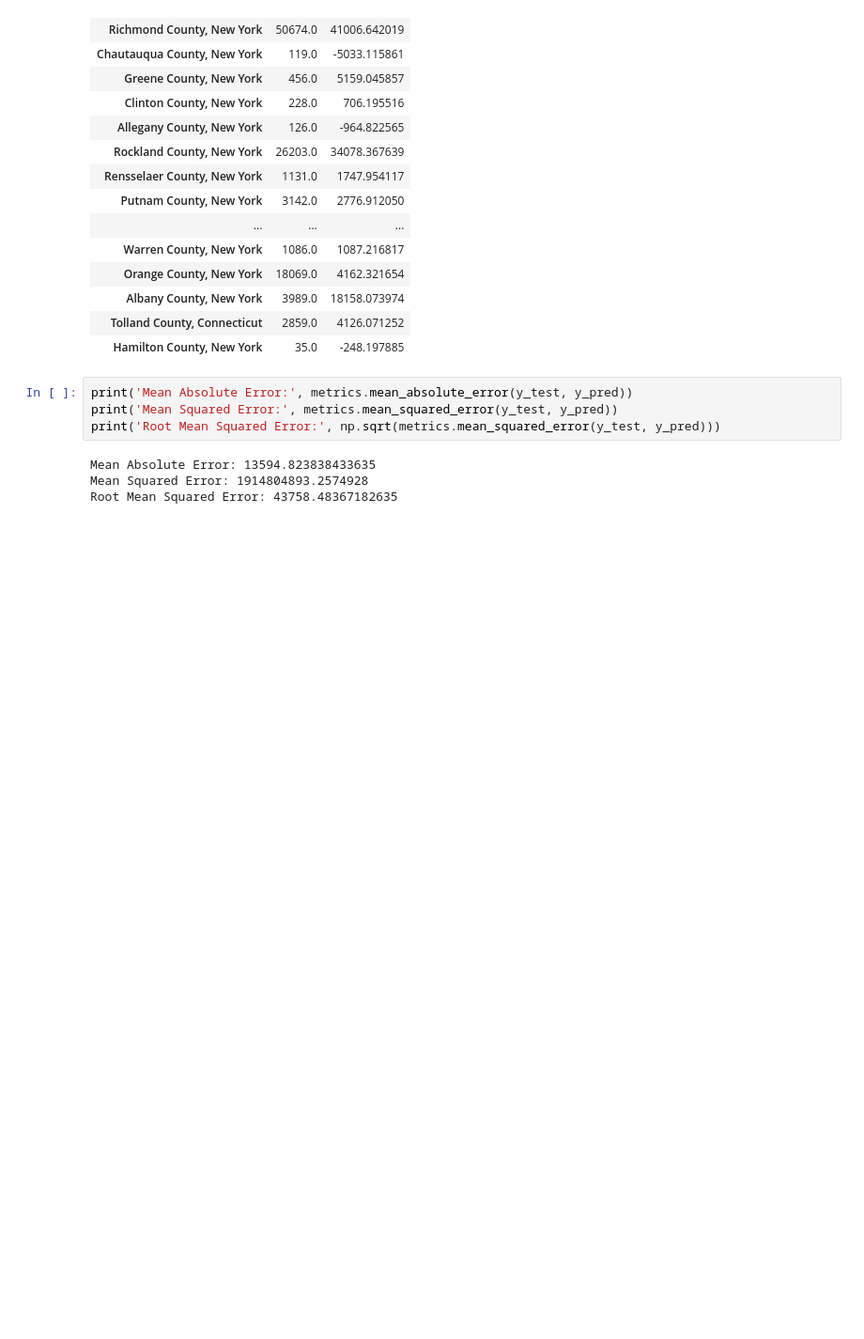
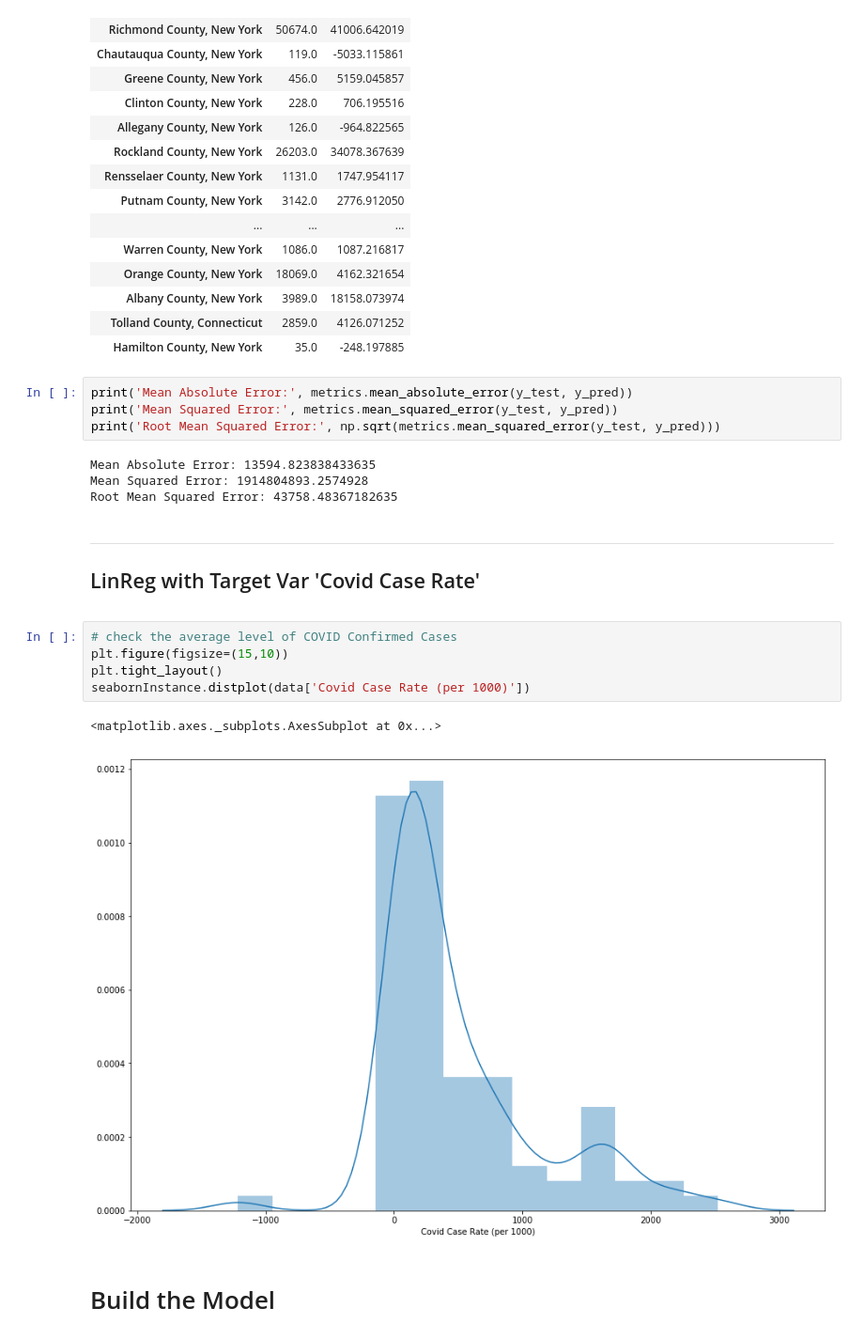
Before and after one commit to monikasivilli/Capstone-Project, a Jupyter notebook: LinReg.ipynb, the cells around one changed output. Shown at 94% size. Cells and saved outputs as stored; diff of their text form; blank space fills up the shorter version.

```diff
--- a/LinReg.ipynb
+++ b/LinReg.ipynb
@@ -703,3 +618,16 @@ print('Root Mean Squared Error:', np.sqrt(metrics.mean_squared_error(y_test, y_p
 Mean Absolute Error: 13594.823838433635
 Mean Squared Error: 1914804893.2574928
 Root Mean Squared Error: 43758.48367182635
+# %% [markdown]
+___
+<a id = "300"> <h2> LinReg with Target Var 'Covid Case Rate' </h2> </a>
+# %%
+# check the average level of COVID Confirmed Cases
+plt.figure(figsize=(15,10))
+plt.tight_layout()
+seabornInstance.distplot(data['Covid Case Rate (per 1000)'])
+# %% [output]
+<matplotlib.axes._subplots.AxesSubplot at 0x...>
+[figure, added]
+# %% [markdown]
+# Build the Model
```
Also changed, not shown: parts of 59 cells of this notebook, 1 other file.
